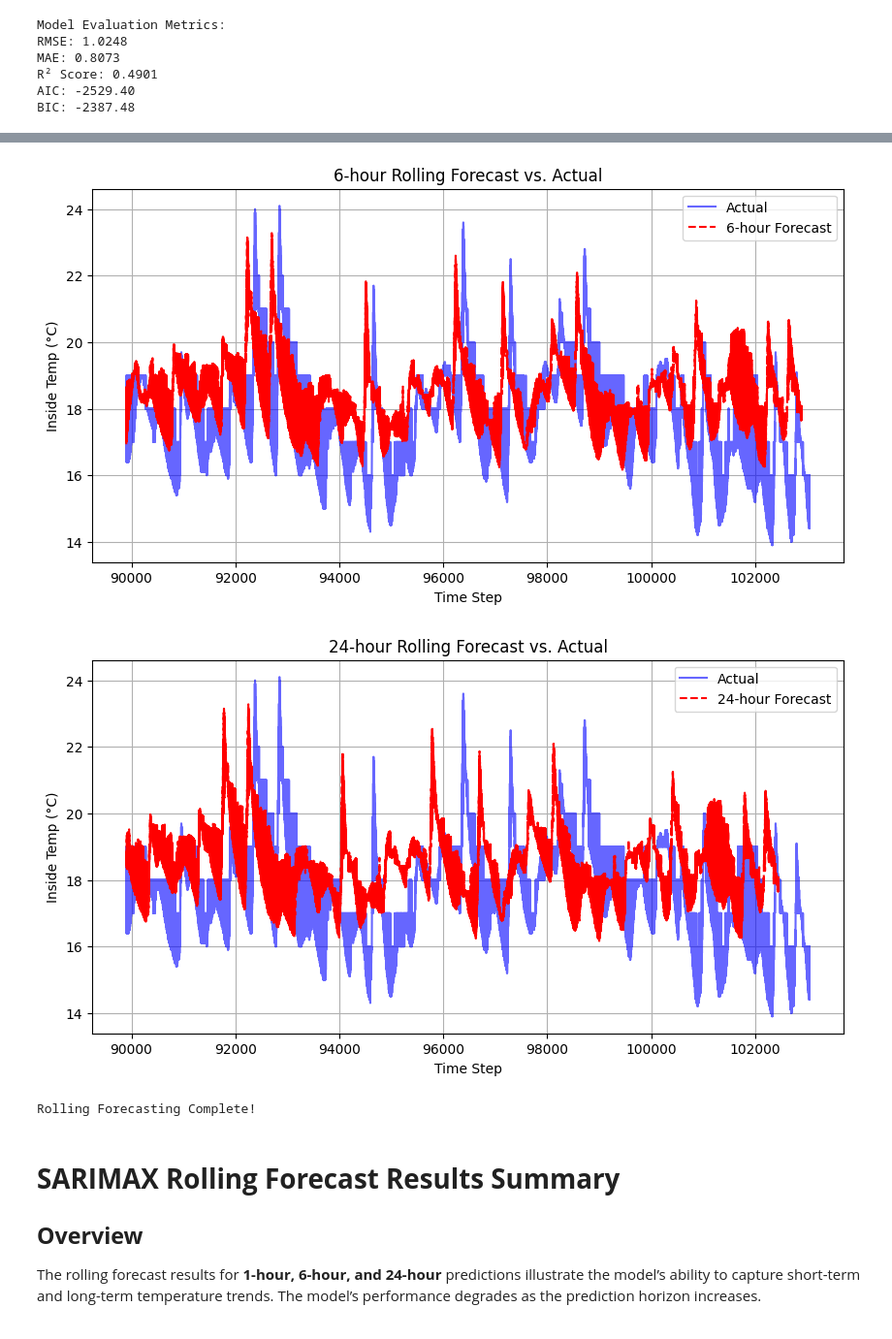
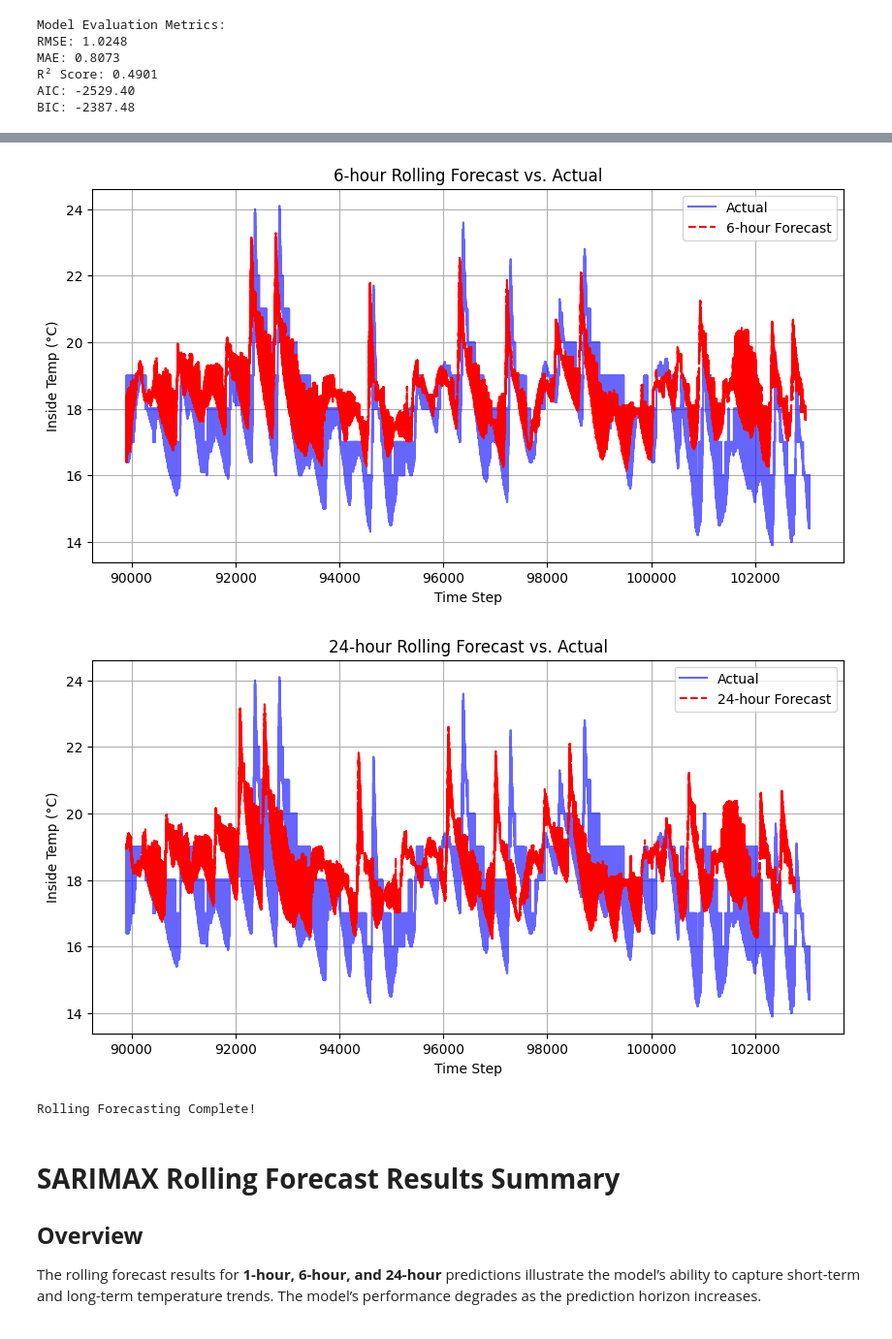
Before and after one commit to oxayavongsa/aai-530-iot, a Jupyter notebook: ARIMA.ipynb, the cells around one changed output, grey strips where cells are left out. Shown at 97% size. Cells and saved outputs as stored; diff of their text form; code cells hidden in the pictures.

```diff
--- a/ARIMA.ipynb
+++ b/ARIMA.ipynb
@@ -371,7 +371,7 @@ AIC: -2529.40
 BIC: -2387.48
 # %%
 # Define forecast horizon
-forecast_steps = [25, 150, 600]  # 1-hour, 6-hour, 24-hour forecasts
+forecast_steps = [12, 72, 288]  # ~1-hour, 6-hour, 24-hour forecasts
 
 # Store predictions
 forecast_results = {}
@@ -409,9 +409,9 @@ import matplotlib.pyplot as plt
 
 # Define forecast horizons
 forecast_horizons = {
-    "1 Hour (25 steps)": forecast_results["25_steps"],
-    "6 Hours (150 steps)": forecast_results["150_steps"],
-    "24 Hours (600 steps)": forecast_results["600_steps"]
+    "~1 Hour (12 steps)": forecast_results["12_steps"],
+    "~6 Hours (72 steps)": forecast_results["72_steps"],
+    "~24 Hours (288 steps)": forecast_results["288_steps"]
 }
 
 # Create separate plots for each forecast horizon
@@ -435,4 +435,7 @@ plt.show()
 # %%
+import warnings
+warnings.filterwarnings("ignore")
+
 from statsmodels.tsa.statespace.sarimax import SARIMAX
 import numpy as np
 import matplotlib.pyplot as plt
@@ -458,9 +461,9 @@ final_sarimax_model = SARIMAX(
 
 # Define forecast horizons
 forecast_horizons = {
-    "1-hour": 25,    # 25 steps (1-hour ahead forecast)
-    "6-hour": 150,   # 150 steps (6-hour ahead forecast)
-    "24-hour": 600   # 600 steps (24-hour ahead forecast)
+    "1-hour": 12,    # 12 steps (1-hour ahead forecast)
+    "6-hour": 72,    # 72 steps (6-hour ahead forecast)
+    "24-hour": 288   # 288 steps (24-hour ahead forecast)
 }
 
 # Dictionary to store rolling forecasts
@@ -504,5 +507,5 @@ print("Rolling Forecasting Complete!")
-[figure, old version]
+[figure, new version]
-[figure, old version]
+[figure, new version]
 Rolling Forecasting Complete!
 # %% [markdown]
 # **SARIMAX Rolling Forecast Results Summary**
```
Also changed, not shown: parts of 4 cells of this notebook, 1 other file.
